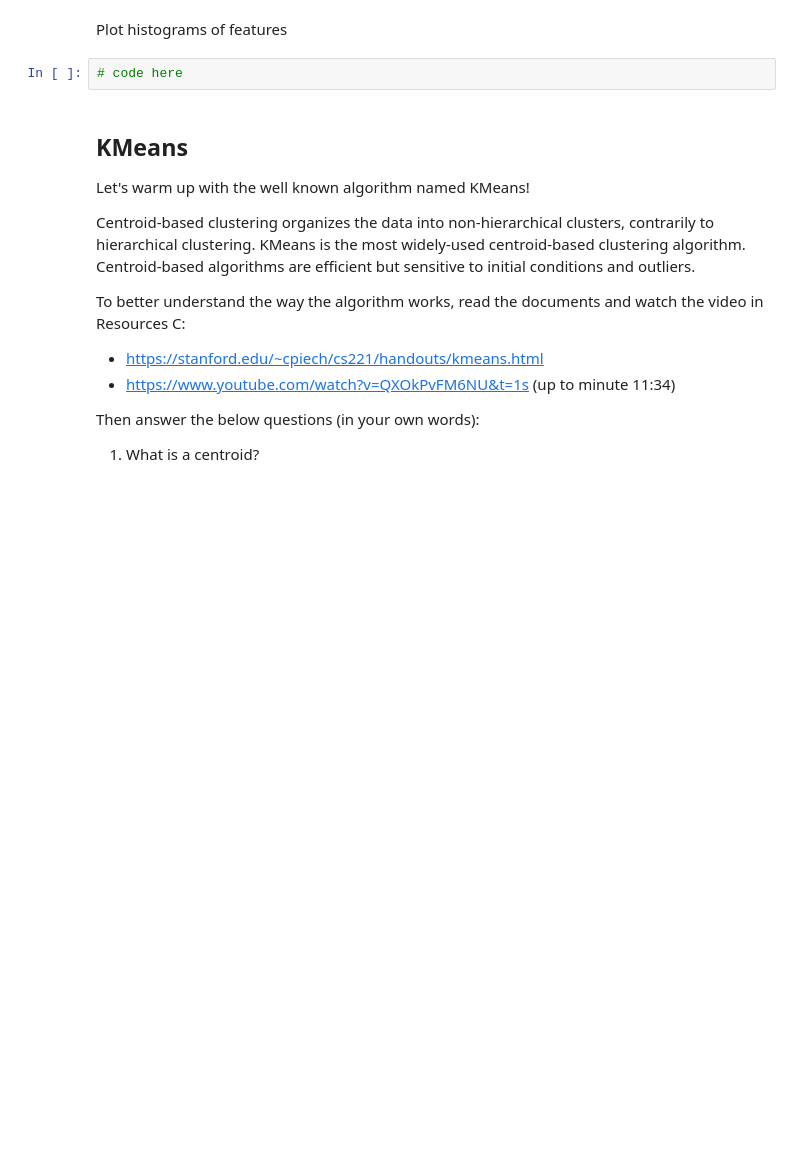
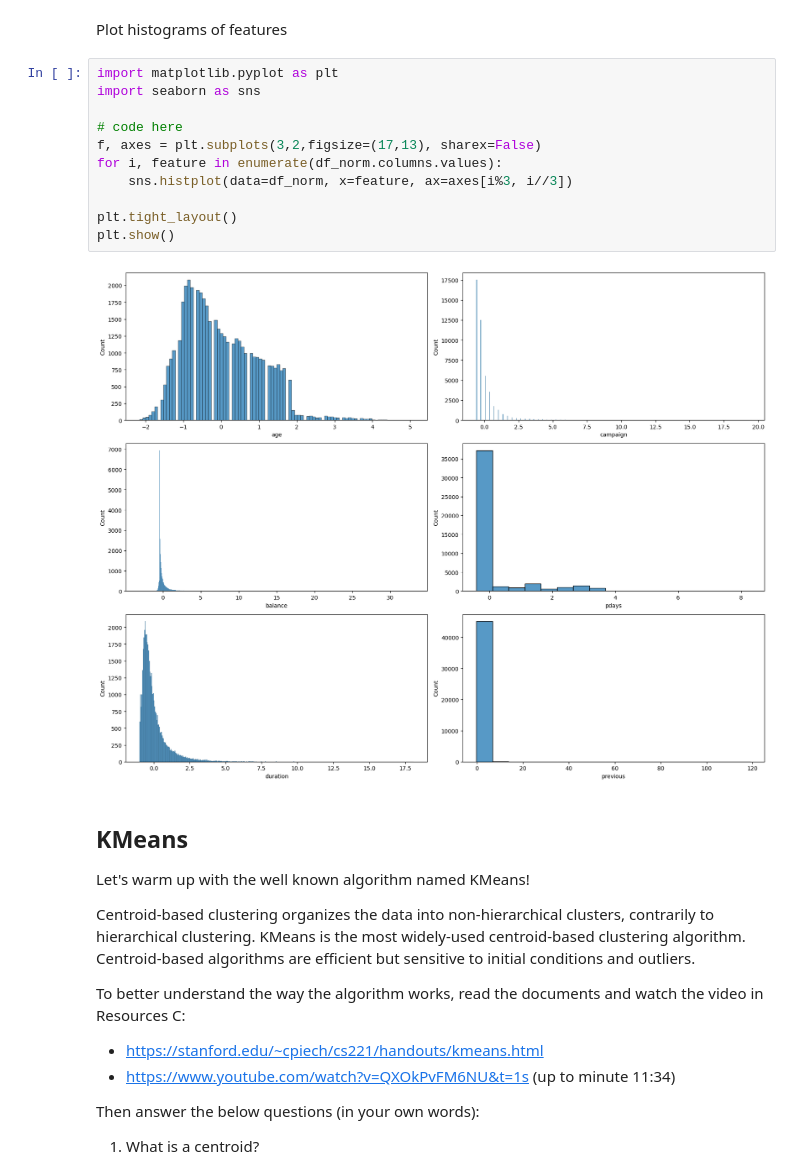
Before and after one commit to LexouLam/ML2, a Jupyter notebook: notebooks/A3_Clustering_v2.ipynb, the cells around one changed output. Drawn from its saved outputs; the diff is of its cells as text; blank space fills up the shorter version.

```diff
--- a/notebooks/A3_Clustering_v2.ipynb
+++ b/notebooks/A3_Clustering_v2.ipynb
@@ -133,7 +146,18 @@ df_clean
 # %% [markdown]
 Plot histograms of features
-# %%
-# code here
+# %%
+import matplotlib.pyplot as plt
+import seaborn as sns
+
+# code here
+f, axes = plt.subplots(3,2,figsize=(17,13), sharex=False)
+for i, feature in enumerate(df_norm.columns.values):
+    sns.histplot(data=df_norm, x=feature, ax=axes[i%3, i//3])
+
+plt.tight_layout()
+plt.show()
+# %% [output]
+[figure, added]
 # %% [markdown]
 ## KMeans
 
```
Also changed, not shown: parts of 43 cells of this notebook.
